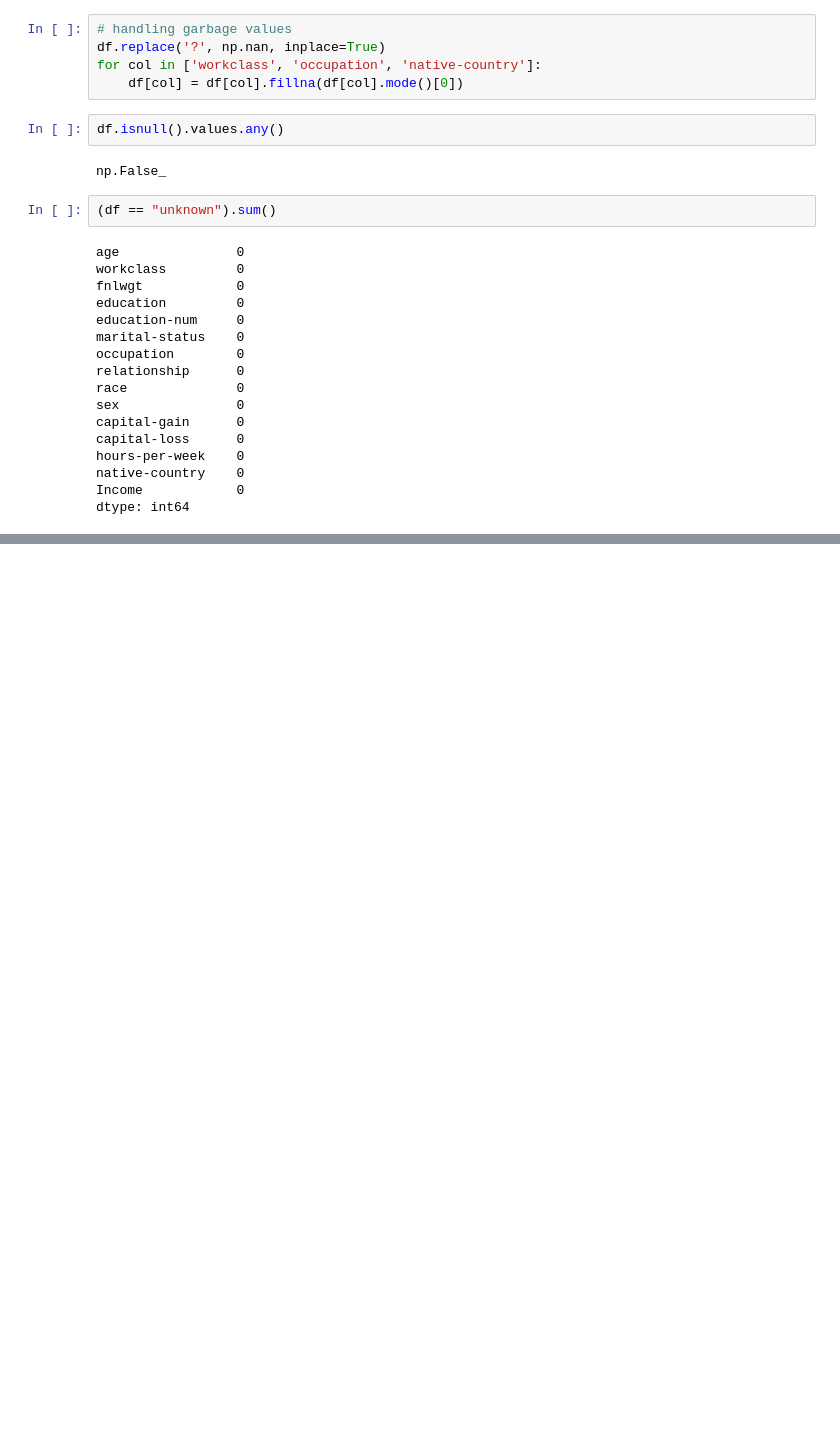
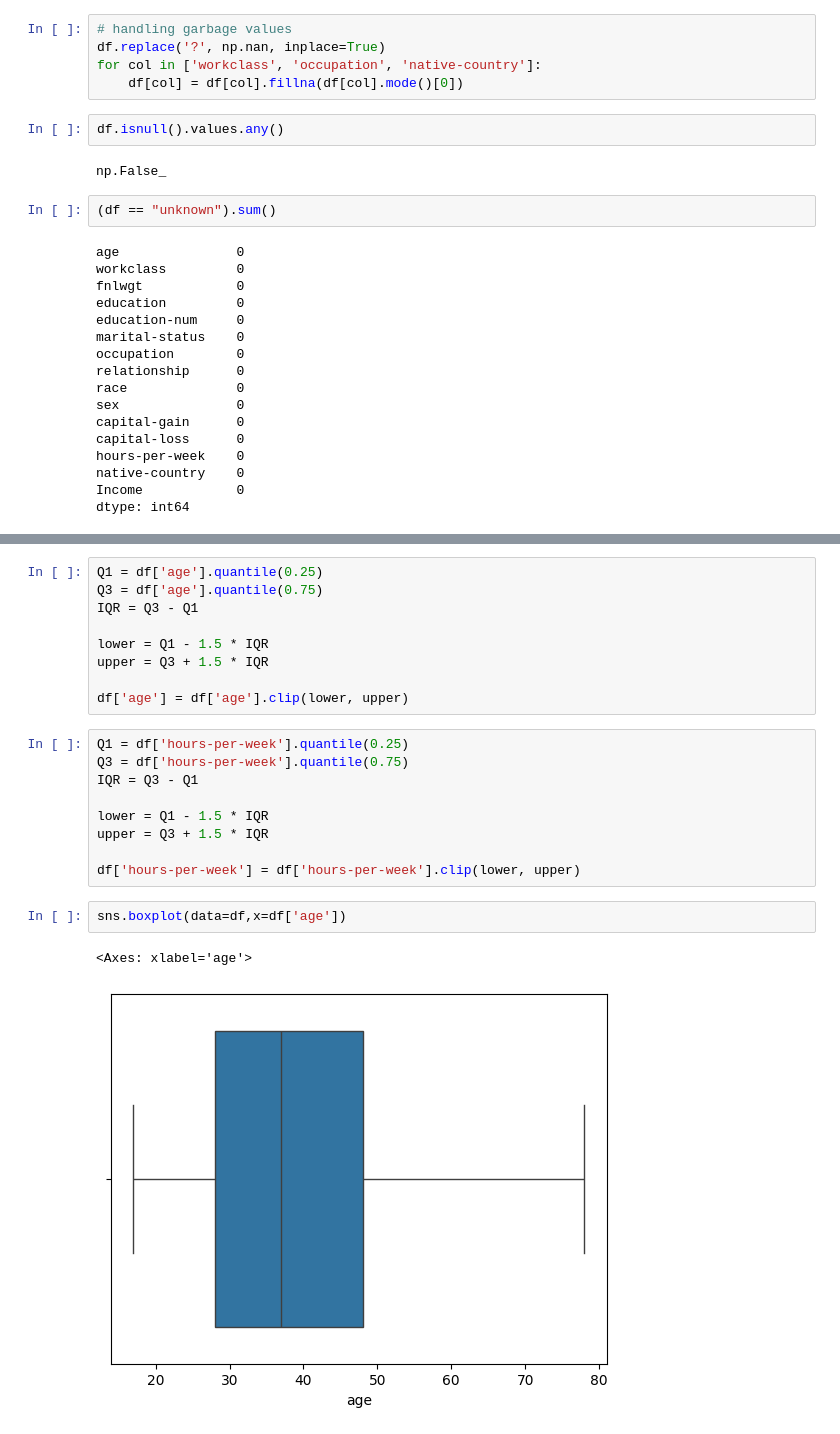
Before and after one commit to mariamayman815/Income-Prediction, a Jupyter notebook: Notebooks/preprocessing.ipynb, the cells around one changed output, grey strips where cells are left out. Cells and saved outputs as stored; diff of their text form; blank space fills up the shorter version.

```diff
--- a/Notebooks/preprocessing.ipynb
+++ b/Notebooks/preprocessing.ipynb
@@ -205,0 +247,23 @@ dtype: int64
+# %%
+Q1 = df['age'].quantile(0.25)
+Q3 = df['age'].quantile(0.75)
+IQR = Q3 - Q1
+
+lower = Q1 - 1.5 * IQR
+upper = Q3 + 1.5 * IQR
+
+df['age'] = df['age'].clip(lower, upper)
+# %%
+Q1 = df['hours-per-week'].quantile(0.25)
+Q3 = df['hours-per-week'].quantile(0.75)
+IQR = Q3 - Q1
+
+lower = Q1 - 1.5 * IQR
+upper = Q3 + 1.5 * IQR
+
+df['hours-per-week'] = df['hours-per-week'].clip(lower, upper)
+# %%
+sns.boxplot(data=df,x=df['age'])
+# %% [output]
+<Axes: xlabel='age'>
+[figure, added]
```
Also changed, not shown: parts of 19 cells of this notebook.
